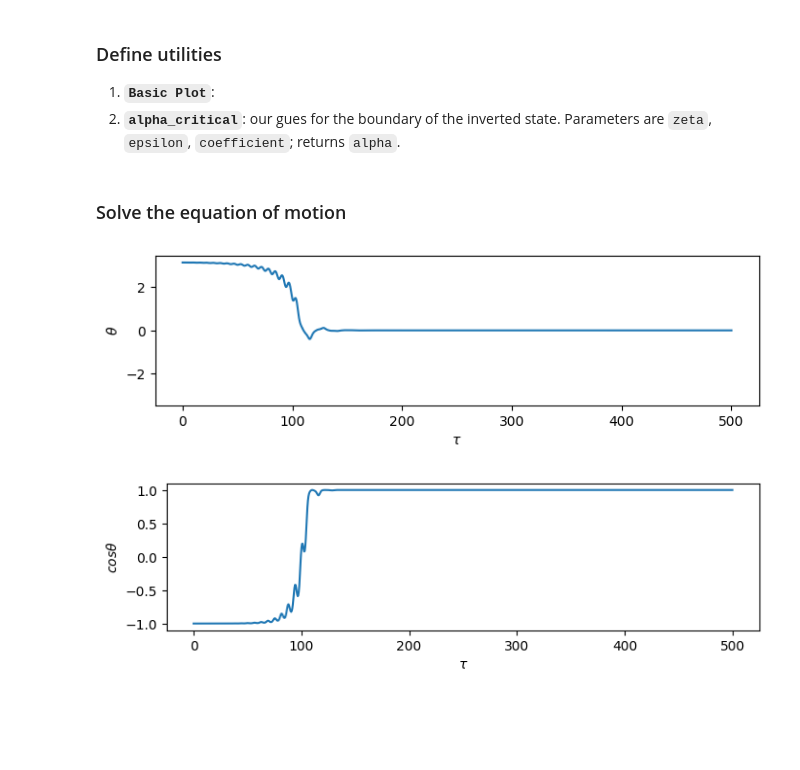
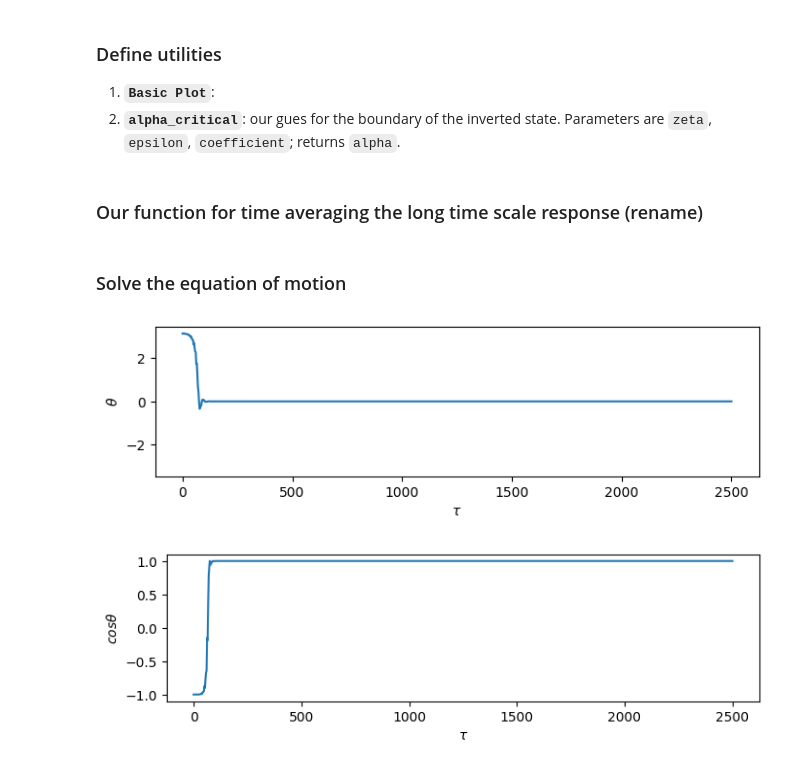
Before and after one commit to Cooper-9/Notes-from-class, a Jupyter notebook: Kapitza_Pendulum.ipynb, the cells around one changed output. Drawn from its saved outputs; the diff is of its cells as text; code cells hidden in the pictures; blank space fills up the shorter version.

```diff
--- a/Kapitza_Pendulum.ipynb
+++ b/Kapitza_Pendulum.ipynb
@@ -62,3 +78,18 @@ def alpha_critical(epsilon, zeta, coefficient):
   return alpha
+# %% [markdown]
+### Our function for time averaging the long time scale response (rename)
+# %%
+# test average long timescale response
+
+epsilon = 0.2 # dimensionless angular frequency
+alpha = 0.2 # dimensionless drive strength
+zeta = 0.1 # dimensionless damping
+
+# number of decay times we want to integrate over
+n_decay = 500
+
+delta_theta = 0.01 # deviation of theta from pi / inverted state
+
+cos_theta_averaging, solution = average_long_timescale_response(epsilon, alpha, zeta, n_decay=n_decay)
 # %% [markdown]
 ### Solve the equation of motion
@@ -65,44 +126,22 @@ def alpha_critical(epsilon, zeta, coefficient):
 # %%
-# input parameters
-epsilon = 0.2
-alpha = 0.25
-zeta = 0.1
-
-# number of decay times we want to integrate over
-n_decay = 100
-
-# define span of tau
-tau_min = 0
-tau_max = n_decay/(2*zeta)
-tau_span = [tau_min, tau_max]
-
-# define an initial state
-delta_theta = 0.01 # deviation of theta from pi / inverted state
-theta_0 = np.pi - delta_theta
-ang_vel_0 = 0
-y_0 = [theta_0, ang_vel_0]
-
-# solve equation of motion
-solution = solve_ivp(pivot_driven_pendulum, tau_span, y_0, args=(epsilon, alpha, zeta), method='Radau', dense_output = True)
-
 # plot theta
 tau_plot = np.linspace(tau_min, tau_max, 1000)
 theta_plot = solution.sol(tau_plot)[0]
 
 # plot theta
 plt.figure(figsize=(8,2))
 plt.plot(tau_plot, (theta_plot))
 plt.xlabel(r'$\tau$')
 plt.ylabel(r'$\theta$')
 plt.ylim(-np.pi*1.1, np.pi*1.1)
 plt.show()
 
 plt.figure(figsize=(8,2))
 plt.plot(tau_plot, np.cos((theta_plot)))
 plt.xlabel(r'$\tau$')
 plt.ylabel(r'$cos\theta$')
 plt.ylim(-1.1, 1.1)
 plt.show()
 # %% [output]
-[figure, old version]
+[figure, new version]
-[figure, old version]
+[figure, new version]
```
Also changed, not shown: parts of 3 cells of this notebook.
